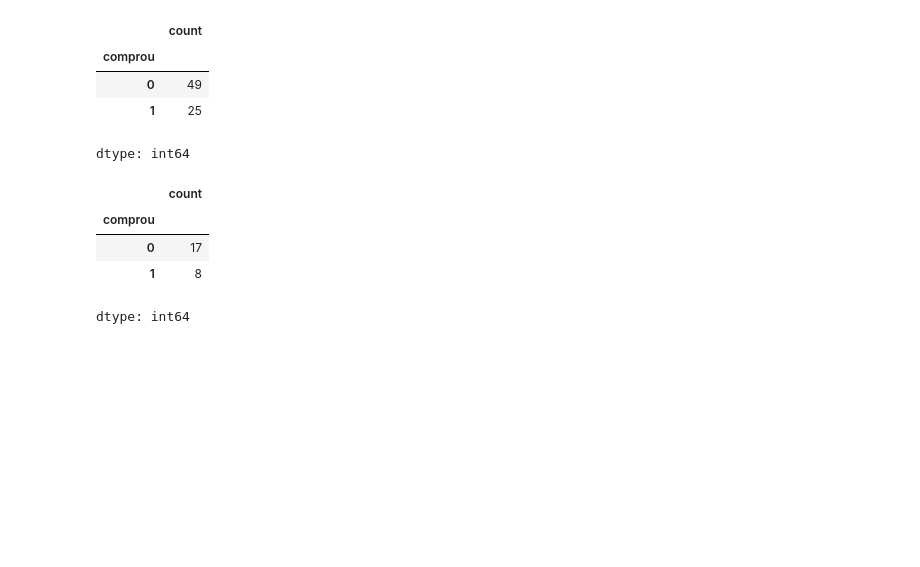
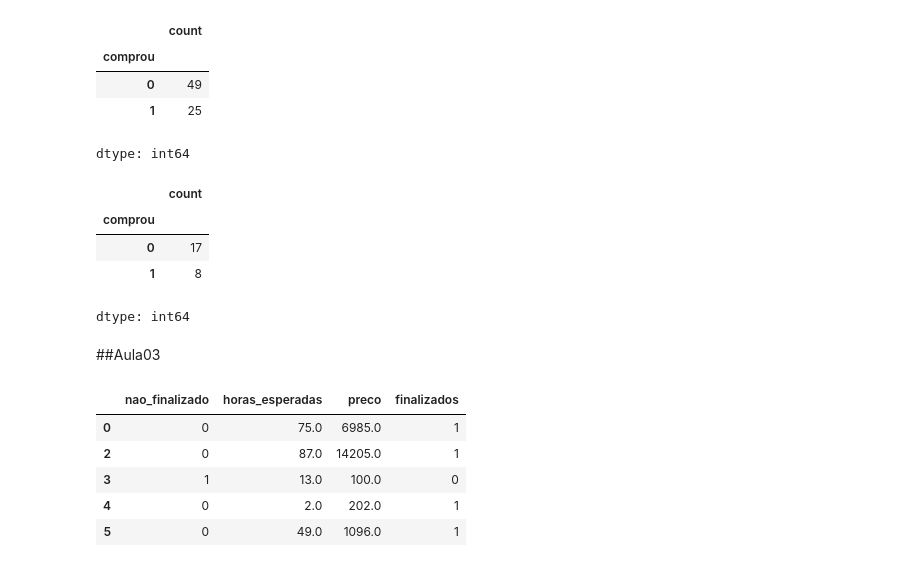
Before and after one commit to luan3642/Machine_learning_classificacao_sklearn-ALURA, a Jupyter notebook: aula01_alura.ipynb, the cells around one changed output. Cells and saved outputs as stored; diff of their text form; code cells hidden in the pictures; blank space fills up the shorter version.

```diff
--- a/aula01_alura.ipynb
+++ b/aula01_alura.ipynb
@@ -182,3 +182,5 @@ teste_y.value_counts()
 | 0 | 17 |
 | 1 | 8 |
 dtype: int64
+# %% [markdown]
+##Aula03
@@ -184,0 +191,12 @@ dtype: int64
+# %%
+dados = pd.read_csv(uri)
+dados['finalizados'] = dados['nao_finalizado'].map({1: 0, 0: 1})
+dados = dados.query('horas_esperadas > 0')
+dados.head()
+# %% [output]
+|  | nao_finalizado | horas_esperadas | preco | finalizados |
+| 0 | 0 | 75.0 | 6985.0 | 1 |
+| 2 | 0 | 87.0 | 14205.0 | 1 |
+| 3 | 1 | 13.0 | 100.0 | 0 |
+| 4 | 0 | 2.0 | 202.0 | 1 |
+| 5 | 0 | 49.0 | 1096.0 | 1 |
```
Also changed, not shown: parts of 14 cells of this notebook.
